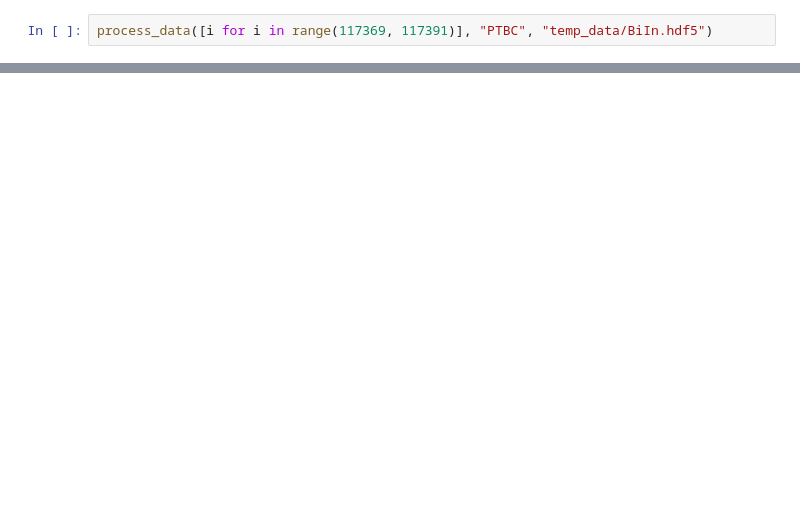
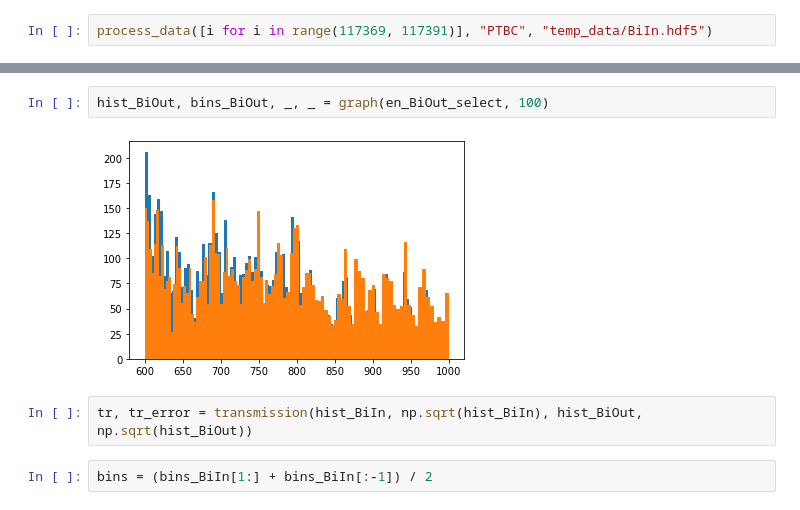
Before and after one commit to hcai0520/MArEX_Analysis, a Jupyter notebook: Analysis.ipynb, the cells around one changed output, grey strips where cells are left out. Cells and saved outputs as stored; diff of their text form; blank space fills up the shorter version.

Commit message:
transmission rate

```diff
--- a/Analysis.ipynb
+++ b/Analysis.ipynb
@@ -24,0 +32,8 @@ f['norm'][0]
+# %%
+hist_BiOut, bins_BiOut, _, _ = graph(en_BiOut_select, 100)
+# %% [output]
+[figure, added]
+# %%
+tr, tr_error = transmission(hist_BiIn, np.sqrt(hist_BiIn), hist_BiOut, np.sqrt(hist_BiOut))
+# %%
+bins = (bins_BiIn[1:] + bins_BiIn[:-1]) / 2
```
Also changed, not shown: parts of 10 cells of this notebook, 7 other files.
